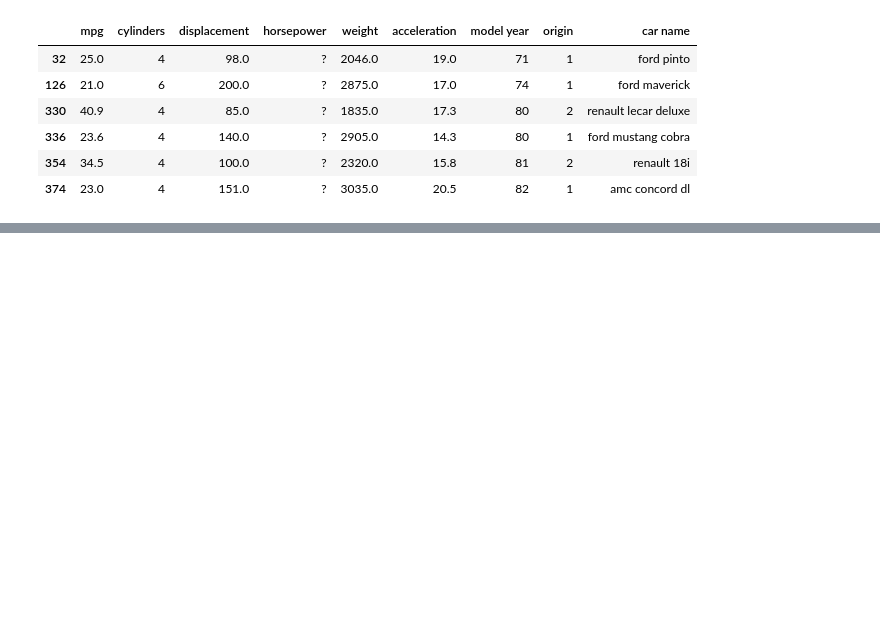
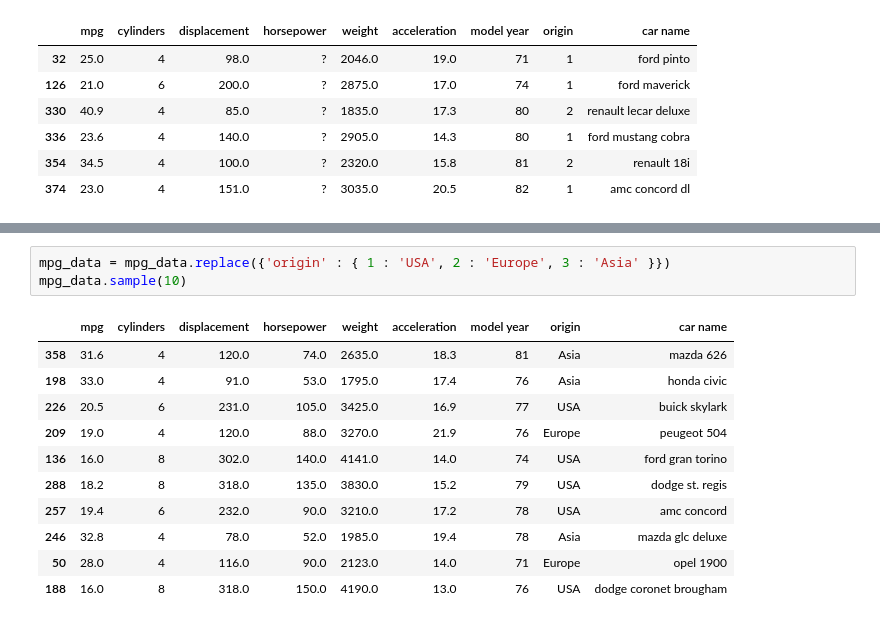
Before and after one commit to mhernandezit/is362_chapter8, a Jupyter notebook: Assignment8.ipynb, the cells around one changed output, grey strips where cells are left out. Drawn from its saved outputs; the diff is of its cells as text; blank space fills up the shorter version.

```diff
--- a/Assignment8.ipynb
+++ b/Assignment8.ipynb
@@ -82,0 +96,15 @@ mpg_data[mpg_data.apply(lambda row: row.astype(str).str.contains('\?', case=Fals
+# %%
+mpg_data = mpg_data.replace({'origin' : { 1 : 'USA', 2 : 'Europe', 3 : 'Asia' }})
+mpg_data.sample(10)
+# %% [output]
+|  | mpg | cylinders | displacement | horsepower | weight | acceleration | model year | origin | car name |
+| 358 | 31.6 | 4 | 120.0 | 74.0 | 2635.0 | 18.3 | 81 | Asia | mazda 626 |
+| 198 | 33.0 | 4 | 91.0 | 53.0 | 1795.0 | 17.4 | 76 | Asia | honda civic |
+| 226 | 20.5 | 6 | 231.0 | 105.0 | 3425.0 | 16.9 | 77 | USA | buick skylark |
+| 209 | 19.0 | 4 | 120.0 | 88.0 | 3270.0 | 21.9 | 76 | Europe | peugeot 504 |
+| 136 | 16.0 | 8 | 302.0 | 140.0 | 4141.0 | 14.0 | 74 | USA | ford gran torino |
+| 288 | 18.2 | 8 | 318.0 | 135.0 | 3830.0 | 15.2 | 79 | USA | dodge st. regis |
+| 257 | 19.4 | 6 | 232.0 | 90.0 | 3210.0 | 17.2 | 78 | USA | amc concord |
+| 246 | 32.8 | 4 | 78.0 | 52.0 | 1985.0 | 19.4 | 78 | Asia | mazda glc deluxe |
+| 50 | 28.0 | 4 | 116.0 | 90.0 | 2123.0 | 14.0 | 71 | Europe | opel 1900 |
+| 188 | 16.0 | 8 | 318.0 | 150.0 | 4190.0 | 13.0 | 76 | USA | dodge coronet brougham |
```
Also changed, not shown: parts of 18 cells of this notebook.
